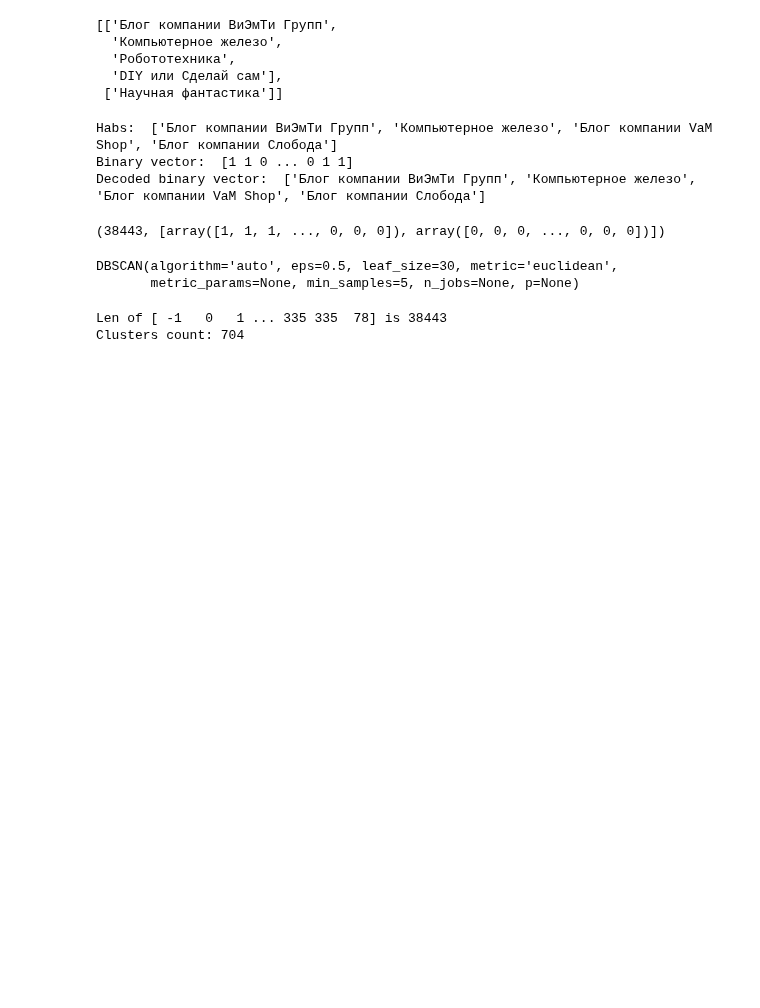
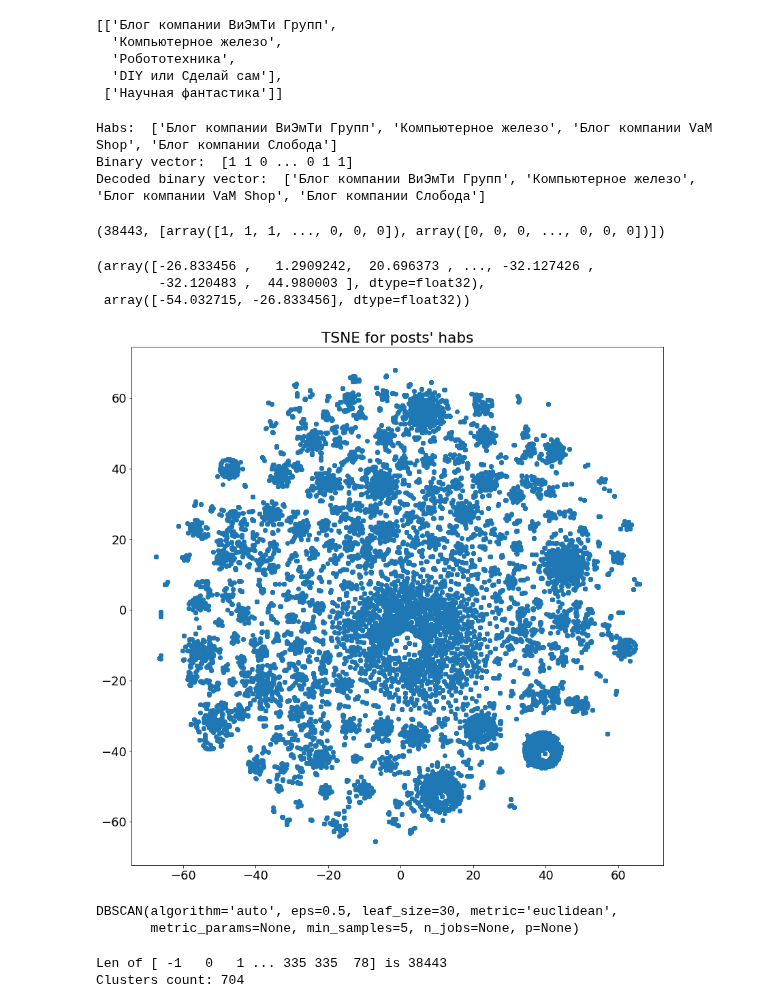
Before and after one commit to vnkrtv/markov-chain-text-editor, a Jupyter notebook: notebooks/TopicsClasterization.ipynb, the cells around one changed output. Drawn from its saved outputs; the diff is of its cells as text; code cells hidden in the pictures; blank space fills up the shorter version.

Commit message:
Update TopicsClasterization
Use TNSE for posts' habs

```diff
--- a/notebooks/TopicsClasterization.ipynb
+++ b/notebooks/TopicsClasterization.ipynb
@@ -99,3 +98,22 @@ decoded_habs_list = [transformer.transform(habs) for habs in posts_habs]
 len(decoded_habs_list), decoded_habs_list[:2]
 # %% [output]
 (38443, [array([1, 1, 1, ..., 0, 0, 0]), array([0, 0, 0, ..., 0, 0, 0])])
+# %%
+from sklearn.manifold import TSNE
+
+X = decoded_habs_list
+X_embedded = TSNE(n_components=2).fit_transform(X)
+# %%
+X_embedded[:, 1], X_embedded[0]
+# %% [output]
+(array([-26.833456 ,   1.2909242,  20.696373 , ..., -32.127426 ,
+        -32.120483 ,  44.980003 ], dtype=float32),
+ array([-54.032715, -26.833456], dtype=float32))
+# %%
+plt.figure(figsize=(14, 14))
+plt.rcParams.update({'font.size': 18})
+plt.scatter(X_embedded[:, 0], X_embedded[:, 1])
+plt.title('TSNE for posts\' habs')
+plt.show()
+# %% [output]
+[figure, added]
```
Also changed, not shown: parts of 6 cells of this notebook, 1 other file.
